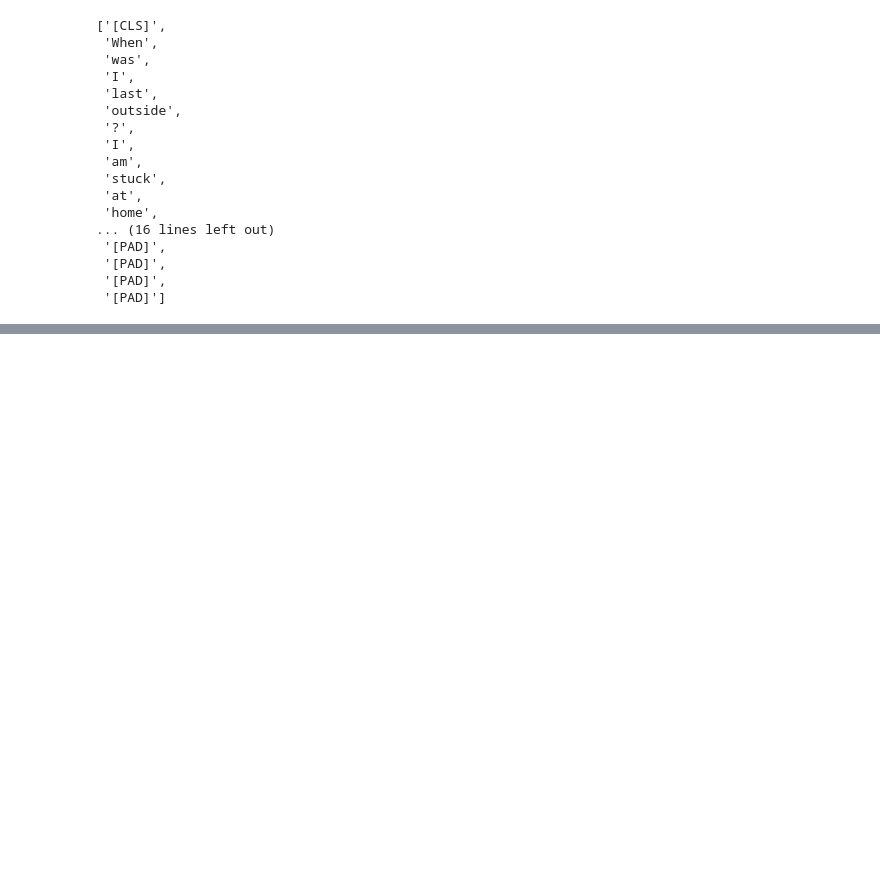
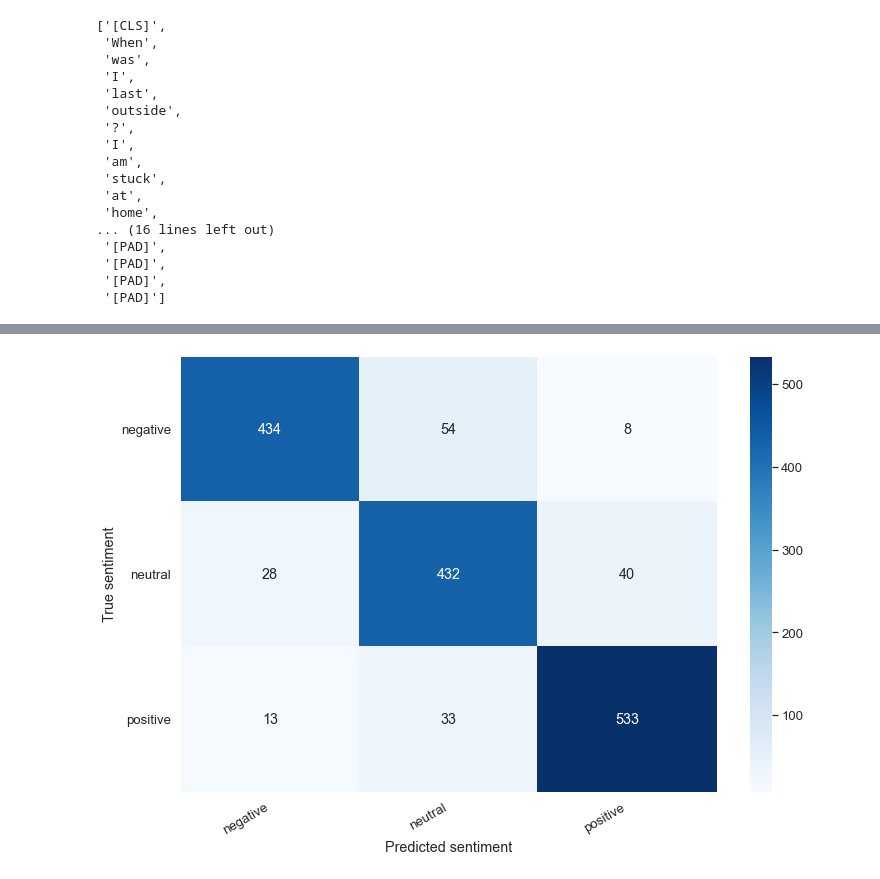
Before and after one commit to SimicSvetislav/9gag-post-popularity-prediction, a Jupyter notebook: notebooks/comment_sentiment_language_model.ipynb, the cells around one changed output, grey strips where cells are left out. Saved outputs shown, nothing was run; the diff lists cells and outputs as text; code cells hidden in the pictures; blank space fills up the shorter version.

```diff
--- a/notebooks/comment_sentiment_language_model.ipynb
+++ b/notebooks/comment_sentiment_language_model.ipynb
@@ -186,0 +480,4 @@ tokenizer.convert_ids_to_tokens(encoding['input_ids'][0])
+# %%
+model = SentimentClassifier(len(class_names))
+model.load_state_dict(torch.load('best_model_state.bin'))
+model = model.to(device)
@@ -186,0 +555,31 @@ tokenizer.convert_ids_to_tokens(encoding['input_ids'][0])
+# %%
+def get_predictions(model, data_loader):
+  model = model.eval()
+  review_texts = []
+  predictions = []
+  prediction_probs = []
+  real_values = []
+  with torch.no_grad():
+    for d in data_loader:
+      texts = d["review_text"]
+      input_ids = d["input_ids"].to(device)
+      attention_mask = d["attention_mask"].to(device)
+      targets = d["targets"].to(device)
+      outputs = model(
+        input_ids=input_ids,
+        attention_mask=attention_mask
+      )
+      _, preds = torch.max(outputs, dim=1)
+      review_texts.extend(texts)
+      predictions.extend(preds)
+      prediction_probs.extend(outputs)
+      real_values.extend(targets)
+  predictions = torch.stack(predictions).cpu()
+  prediction_probs = torch.stack(prediction_probs).cpu()
+  real_values = torch.stack(real_values).cpu()
+  return review_texts, predictions, prediction_probs, real_values
+# %%
+y_review_texts, y_pred, y_pred_probs, y_test = get_predictions(
+  model,
+  test_data_loader
+)
@@ -186,0 +598,12 @@ tokenizer.convert_ids_to_tokens(encoding['input_ids'][0])
+# %%
+def show_confusion_matrix(confusion_matrix):
+  hmap = sns.heatmap(confusion_matrix, annot=True, fmt="d", cmap="Blues")
+  hmap.yaxis.set_ticklabels(hmap.yaxis.get_ticklabels(), rotation=0, ha='right')
+  hmap.xaxis.set_ticklabels(hmap.xaxis.get_ticklabels(), rotation=30, ha='right')
+  plt.ylabel('True sentiment')
+  plt.xlabel('Predicted sentiment');
+cm = confusion_matrix(y_test, y_pred)
+df_cm = pd.DataFrame(cm, index=class_names, columns=class_names)
+show_confusion_matrix(df_cm)
+# %% [output]
+[figure, added]
```
Also changed, not shown: parts of 49 cells of this notebook, 5 other files.
